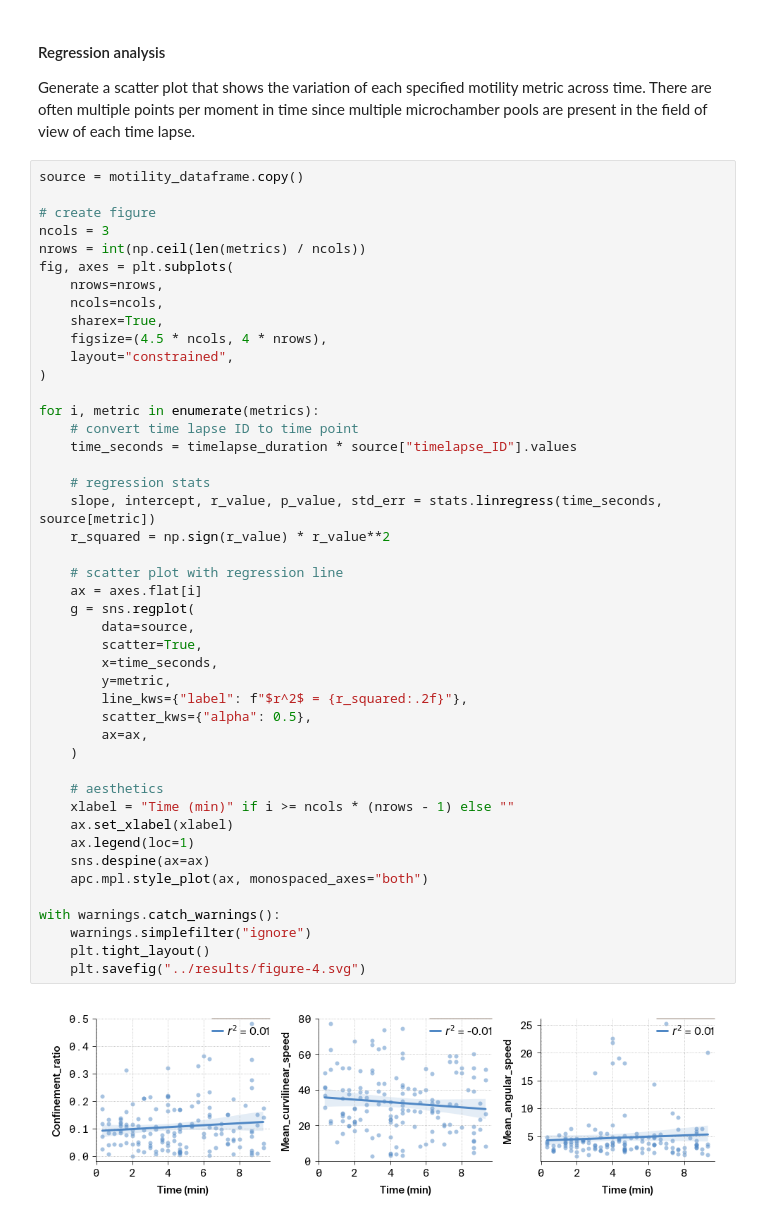
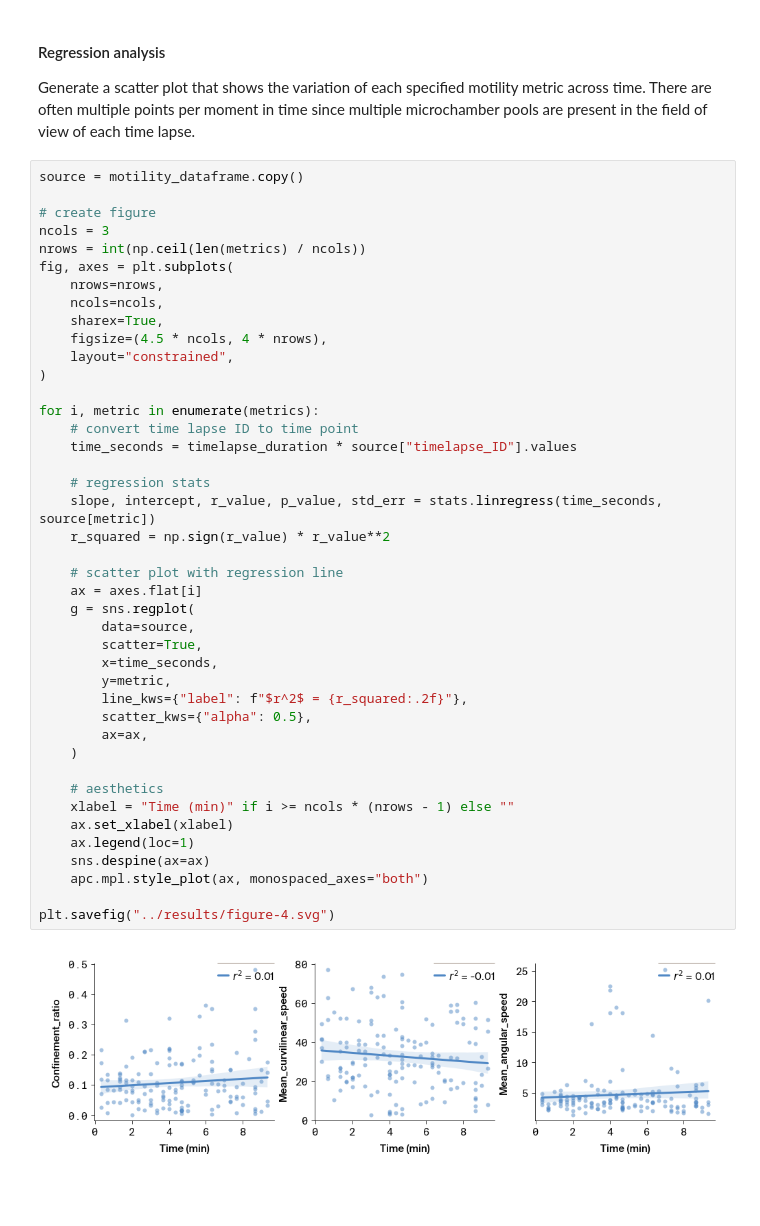
Before and after one commit to Arcadia-Science/2024-unicellular-tracking, a Jupyter notebook: notebooks/2_temporal-variation-in-motility-metrics.ipynb, the cells around one changed output. Saved outputs shown, nothing was run; the diff lists cells and outputs as text; blank space fills up the shorter version.

Commit message:
Update 2_temporal-variation-in-motility-metrics.ipynb
Remove superfluous catch warnings.

```diff
--- a/notebooks/2_temporal-variation-in-motility-metrics.ipynb
+++ b/notebooks/2_temporal-variation-in-motility-metrics.ipynb
@@ -56,35 +56,32 @@ fig, axes = plt.subplots(
 )
 
 for i, metric in enumerate(metrics):
     # convert time lapse ID to time point
     time_seconds = timelapse_duration * source["timelapse_ID"].values
 
     # regression stats
     slope, intercept, r_value, p_value, std_err = stats.linregress(time_seconds, source[metric])
     r_squared = np.sign(r_value) * r_value**2
 
     # scatter plot with regression line
     ax = axes.flat[i]
     g = sns.regplot(
         data=source,
         scatter=True,
         x=time_seconds,
         y=metric,
         line_kws={"label": f"$r^2$ = {r_squared:.2f}"},
         scatter_kws={"alpha": 0.5},
         ax=ax,
     )
 
     # aesthetics
     xlabel = "Time (min)" if i >= ncols * (nrows - 1) else ""
     ax.set_xlabel(xlabel)
     ax.legend(loc=1)
     sns.despine(ax=ax)
     apc.mpl.style_plot(ax, monospaced_axes="both")
 
-with warnings.catch_warnings():
-    warnings.simplefilter("ignore")
-    plt.tight_layout()
-    plt.savefig("../results/figure-4.svg")
+plt.savefig("../results/figure-4.svg")
 # %% [output]
-[figure, old version]
+[figure, new version]
```
